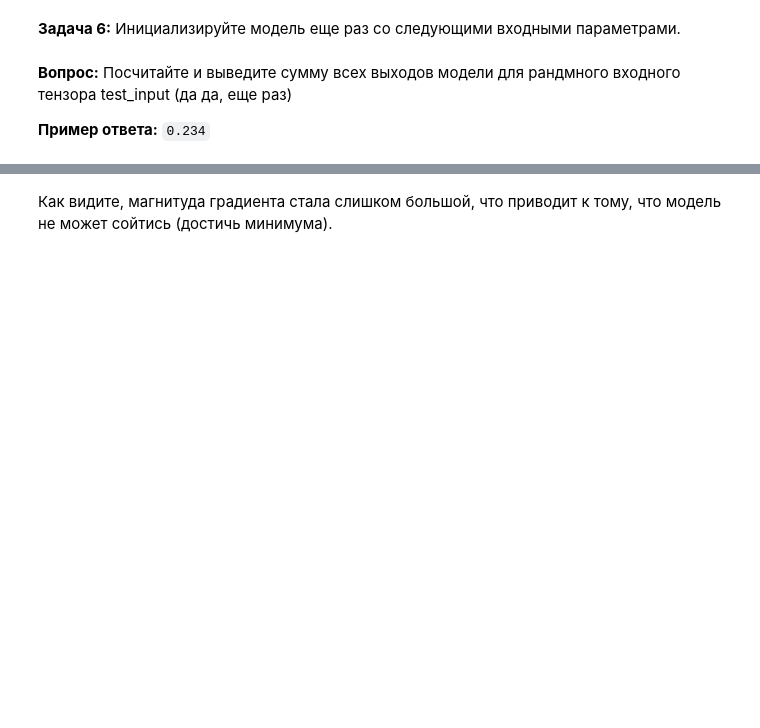
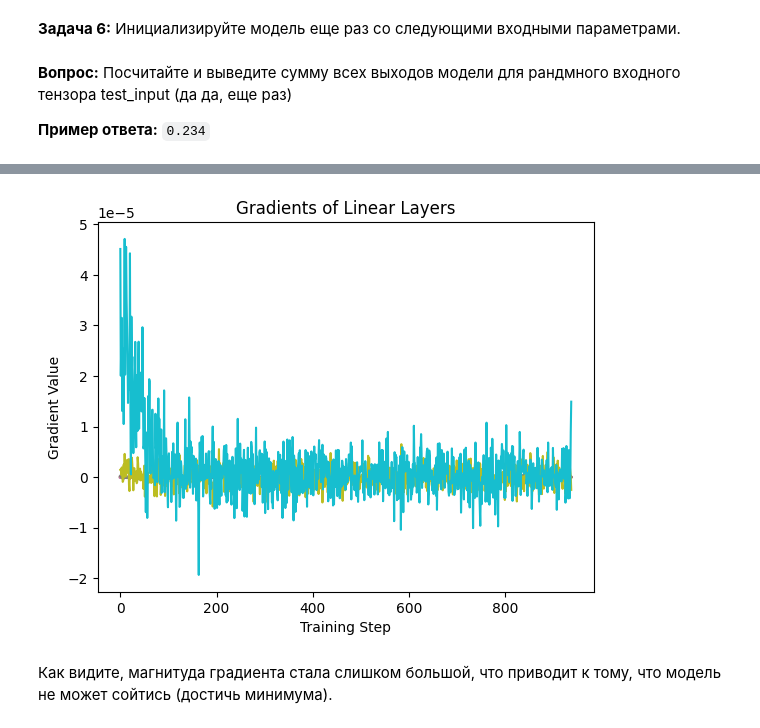
Before and after one commit to evgenykol/otus_cv, a Jupyter notebook: hw_05/CV_neural_network_training.ipynb, the cells around one changed output, grey strips where cells are left out. Drawn from its saved outputs; the diff is of its cells as text; code cells hidden in the pictures; blank space fills up the shorter version.

```diff
--- a/hw_05/CV_neural_network_training.ipynb
+++ b/hw_05/CV_neural_network_training.ipynb
@@ -259,11 +397,13 @@ fc_gradients = train(model, trainloader, criterion, optimizer)
 # %%
 # Визуализируйте градиент:
 plt.plot(fc_gradients)
-plt.legend()
+#plt.legend()
 plt.title("Gradients of Linear Layers")
 plt.xlabel("Training Step")
 plt.ylabel("Gradient Value")
 plt.show()
+# %% [output]
+[figure, added]
 # %% [markdown]
 Как видите, магнитуда градиента стала слишком большой, что приводит к тому, что модель не может сойтись (достичь минимума).
 # %% [markdown]
```
Also changed, not shown: parts of 23 cells of this notebook, 1 other file.
